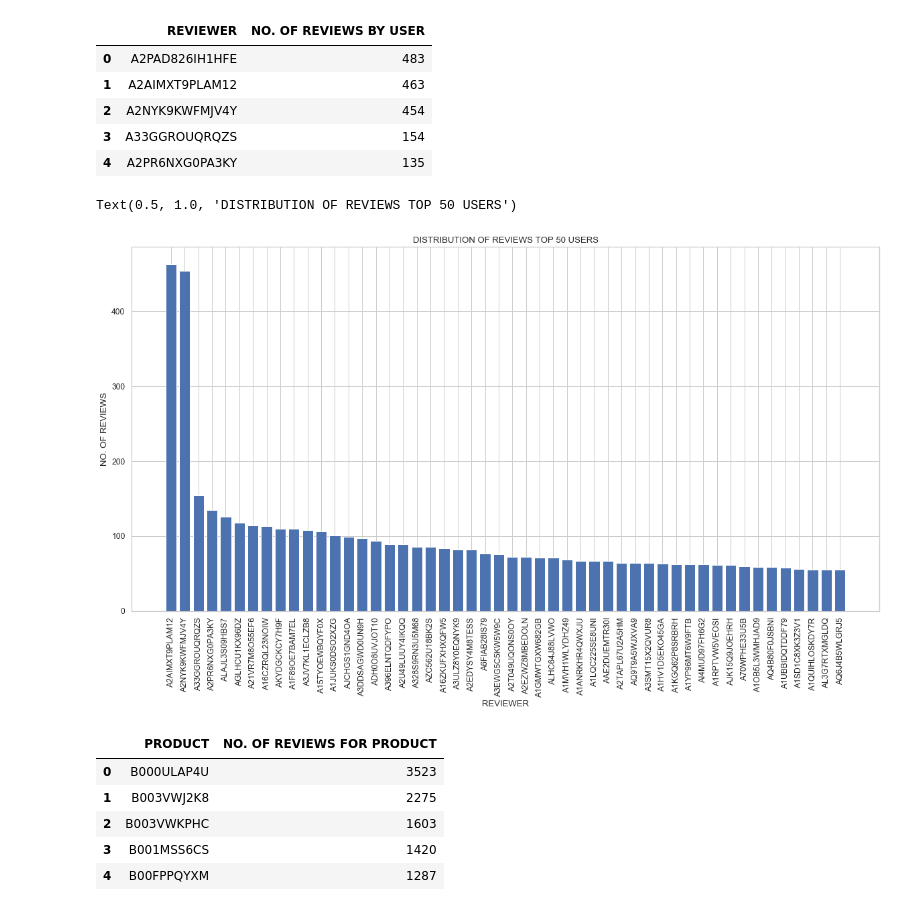
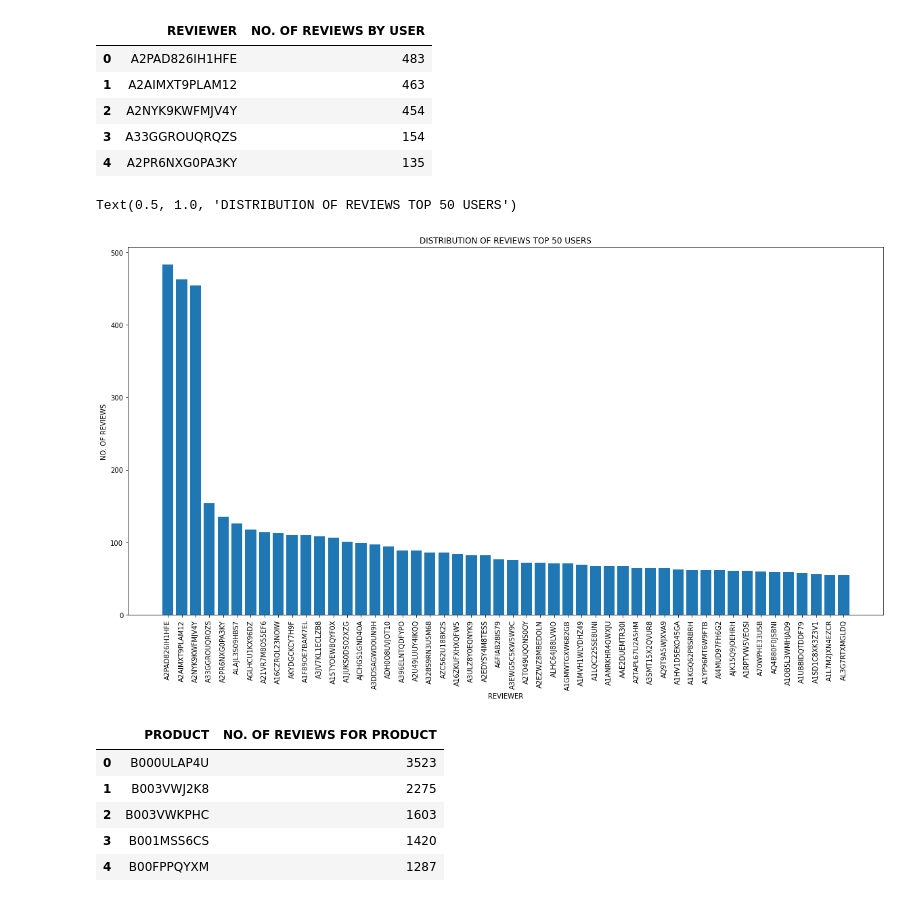
Before and after one commit to thefineboye/Recommendation-System-Using-Amazon-Dataset-for-Musical-Instruments, a Jupyter notebook: CS 4.2 MUSICAL INSTS R3.ipynb, the cells around one changed output. Drawn from its saved outputs; the diff is of its cells as text; code cells hidden in the pictures.

```diff
--- a/CS 4.2 MUSICAL INSTS R3.ipynb
+++ b/CS 4.2 MUSICAL INSTS R3.ipynb
@@ -38,7 +40,7 @@ from surprise.model_selection import cross_validate, KFold
 # %%
 #Read in the data as a dataframe from a csv file via a web link below.
 #The data is an Amazon dataset for musical instrument purchases hosted by Stanford university
-df=pd.read_csv('http://snap.stanford.edu/data/amazon/productGraph/categoryFiles/ratings_Musical_Instruments.csv')
+df=pd.read_csv('http://snap.stanford.edu/data/amazon/productGraph/categoryFiles/ratings_Musical_Instruments.csv',header = None)
 
 df.head()
 # %% [output]
@@ -144,16 +146,16 @@ ratingsperreviewer.head(5)
 | 4 | A2PR6NXG0PA3KY | 135 |
 # %%
 #Plot the distribution of the top 50 highest reviewers
-ratingsperreviewer50=ratingsperreviewer.iloc[1:51,:]
+ratingsperreviewer50=ratingsperreviewer.iloc[0:50,:]
 plt.figure(figsize=(20,10))
 plt.bar(ratingsperreviewer50['REVIEWER'], ratingsperreviewer50['NO. OF REVIEWS BY USER'])
 plt.xlabel('REVIEWER')
 plt.ylabel('NO. OF REVIEWS')
 plt.xticks(rotation='vertical')
 plt.title('DISTRIBUTION OF REVIEWS TOP 50 USERS')
 # %% [output]
 Text(0.5, 1.0, 'DISTRIBUTION OF REVIEWS TOP 50 USERS')
-[figure, old version]
+[figure, new version]
 # %%
 #Create a dataframe of the number of reviews each product has received
 ratingsperitem = pd.DataFrame(df.groupby('PRODUCT')['RATING'].count()).sort_values(by='RATING', ascending=False)
```
Also changed, not shown: parts of 18 cells of this notebook.
